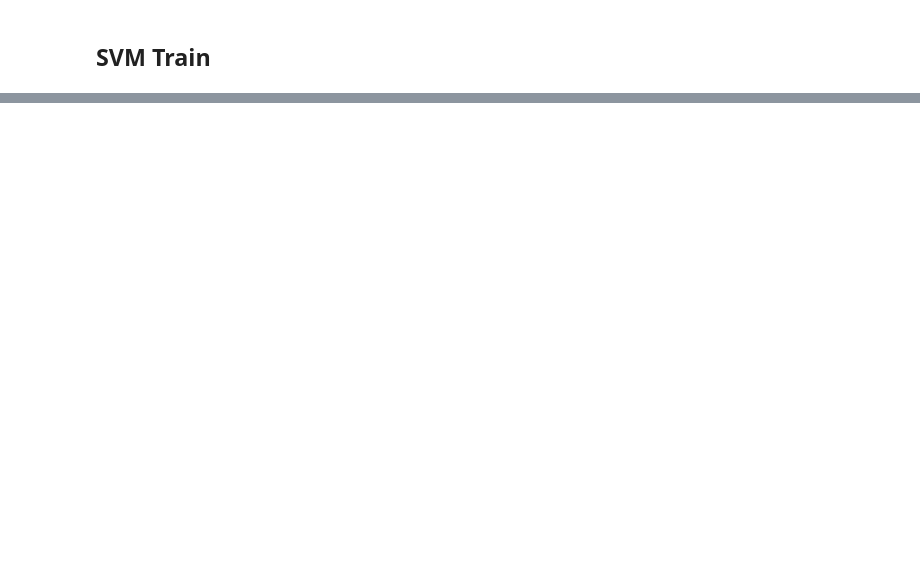
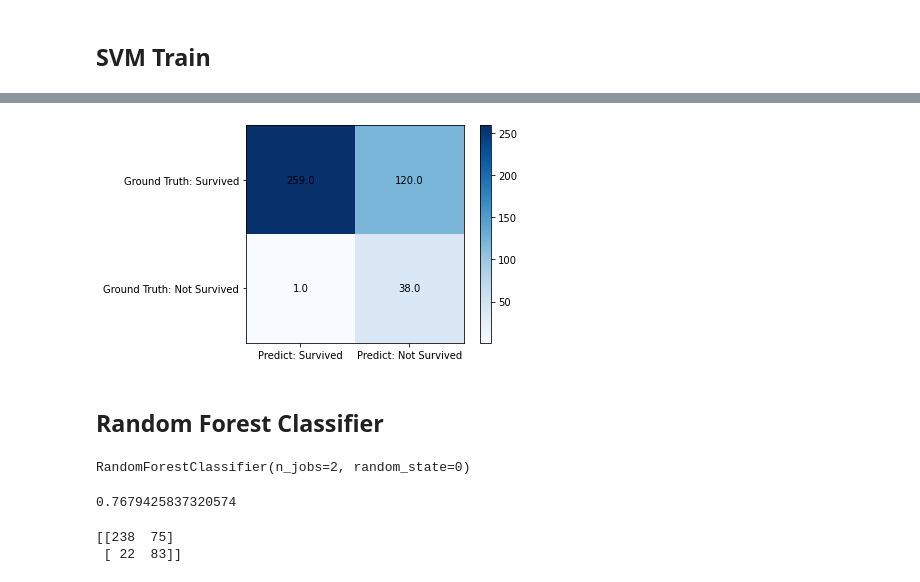
Before and after one commit to mintingchen/ECE269_Project, a Jupyter notebook: SVM.ipynb, the cells around one changed output, grey strips where cells are left out. Drawn from its saved outputs; the diff is of its cells as text; code cells hidden in the pictures; blank space fills up the shorter version.

```diff
--- a/SVM.ipynb
+++ b/SVM.ipynb
@@ -66,7 +17,8 @@ import pandas as pd
 # %%
 tr_features = pd.read_csv('revised_data.csv',
-                 usecols=[3,5,6,7,8,10,11,12],
+                 usecols=[1,3,5,6,7,8,10,11,12],
                  encoding='latin')
 tr_output = pd.read_csv('revised_data.csv',
                  usecols=[2],
                  encoding='latin')
+tr_features
@@ -88,5 +39,15 @@ Mean: 0.7491570881226054
+# %%
+te_features = pd.read_csv('revised_test.csv',
+                 usecols=[1,2,4,5,6,7,9,10,11],
+                 encoding='latin')
+#te_features = te_features.dropna()
+mean = te_features["Fare"].dropna().mean()
+te_features["Fare"] = te_features["Fare"].fillna(mean)
+te_output = pd.read_csv('submission_titanic.csv',
+                 usecols=[1],
+                 encoding='latin')
+#te_output = te_output.drop(152)
 # %%
-from sklearn.svm import SVC
-svclassifier = SVC(kernel='linear')
-svclassifier.fit(tr_features.to_numpy(), tr_output.to_numpy().ravel())
+svm=SVC(kernel='linear',C=20,gamma=0.05,random_state=200)
+svm.fit(tr_features, tr_output.to_numpy().ravel())
 # %% [output]
@@ -149,0 +71,32 @@ weighted avg       1.00      1.00      1.00       417
+# %%
+import matplotlib.pyplot as plt
+import matplotlib
+fig, ax = plt.subplots()
+confusion = confusion_matrix(svm.predict(te_features),te_output)
+im = ax.imshow(confusion, cmap=plt.cm.Blues)
+ax.figure.colorbar(im, ax=ax)
+ax.set(yticks=[0, 1],
+       xticks=[0, 1],
+       yticklabels=['Ground Truth: Survived', 'Ground Truth: Not Survived'],
+       xticklabels=['Predict: Survived', 'Predict: Not Survived'])
+for (r, c), val in np.ndenumerate(confusion):
+    ax.text(c, r, '{:0.1f}'.format(val), ha='center', va='center')
+# %% [output]
+[figure, added]
+# %% [markdown]
+## Random Forest Classifier
+# %%
+clf = RandomForestClassifier(n_jobs=2, random_state=0)
+clf.fit(tr_features, tr_output.to_numpy().ravel())
+# %% [output]
+RandomForestClassifier(n_jobs=2, random_state=0)
+# %%
+acc_rfc=accuracy_score(clf.predict(te_features),te_output)
+acc_rfc
+# %% [output]
+0.7679425837320574
+# %%
+print(confusion_matrix(clf.predict(te_features),te_output))
+# %% [output]
+[[238  75]
+ [ 22  83]]
```
Also changed, not shown: parts of 26 cells of this notebook, 3 other files.
